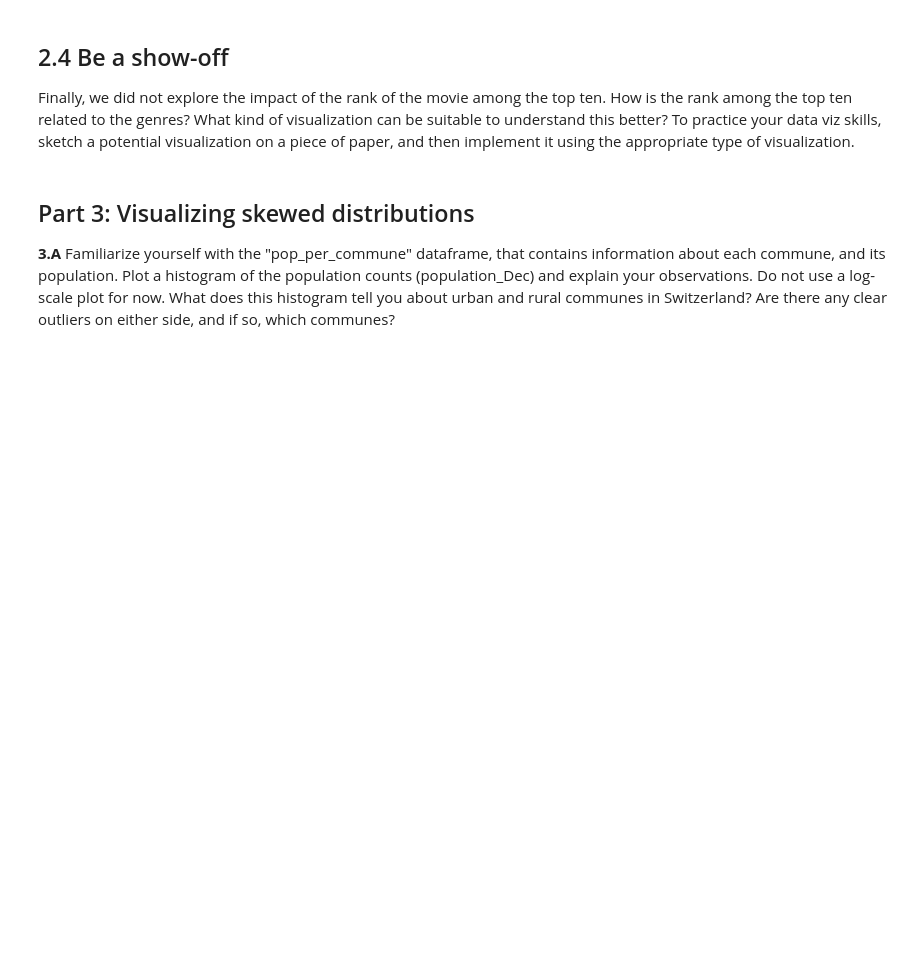
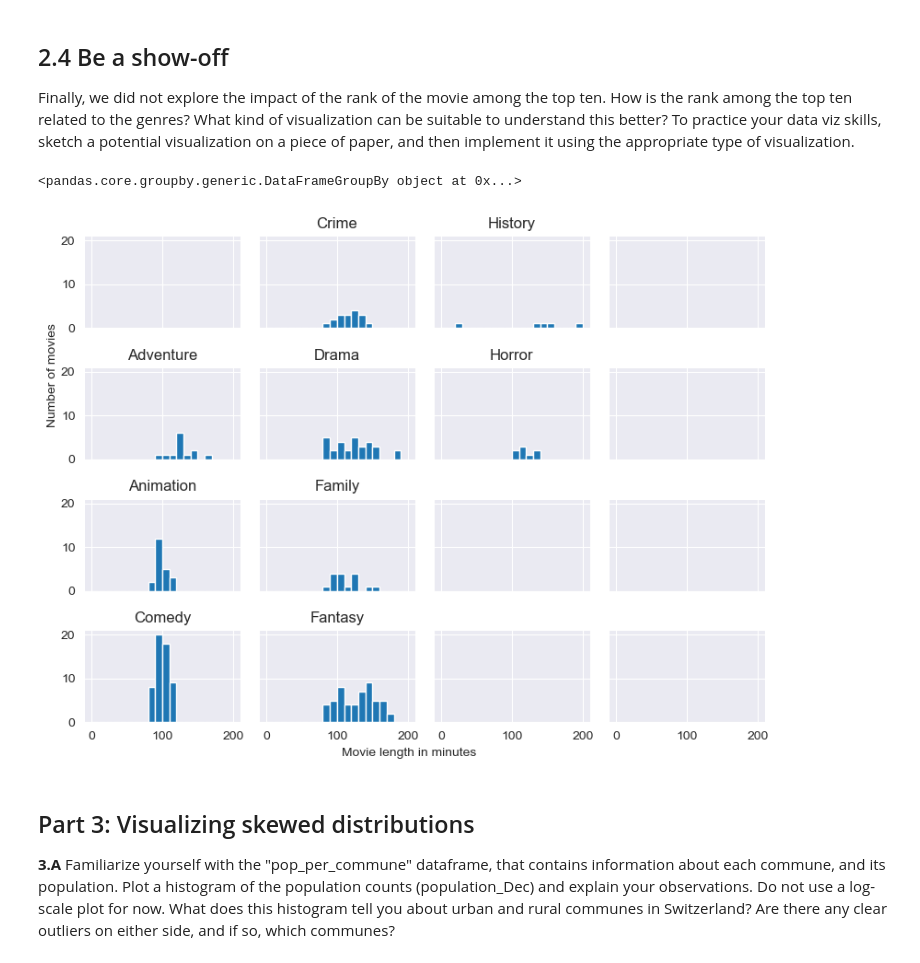
Before and after one commit to 2Tricky4u/ADA2023, a Jupyter notebook: Exercises/02 - Data viz and data from the web/Becoming a DataVizard exercise.ipynb, the cells around one changed output. Drawn from its saved outputs; the diff is of its cells as text; code cells hidden in the pictures; blank space fills up the shorter version.

```diff
--- a/Exercises/02 - Data viz and data from the web/Becoming a DataVizard exercise.ipynb
+++ b/Exercises/02 - Data viz and data from the web/Becoming a DataVizard exercise.ipynb
@@ -319,3 +316,22 @@ rank_top =
+# %%
+# Write your dataviz show-off code here
+rank_top = movies.groupby(['rank_in_year'])
+
+N = 4
+fig, ax = plt.subplots(N, N, figsize=(8,6), sharey = 'all', sharex= 'all')
+for i, cat in enumerate(genre_by_cat.index):
+    if(i<10) and i>0:
+        current_ax = ax[i%4][math.floor(i/4)]
+        current_ax.hist(genre_by_cat.iloc[i].values, bins=20, range = [0,200])
+        current_ax.set_title(str(genre_by_cat.index[i]))
+
+fig.tight_layout()
+fig.text(0.4,0, "Movie length in minutes")
+fig.text(0,0.6, "Number of movies", rotation = 90)
+rank_top
+# %% [output]
+<pandas.core.groupby.generic.DataFrameGroupBy object at 0x...>
+[figure, added]
 # %% [markdown]
 ## Part 3: Visualizing skewed distributions
 
```
Also changed, not shown: parts of 2 cells of this notebook.
